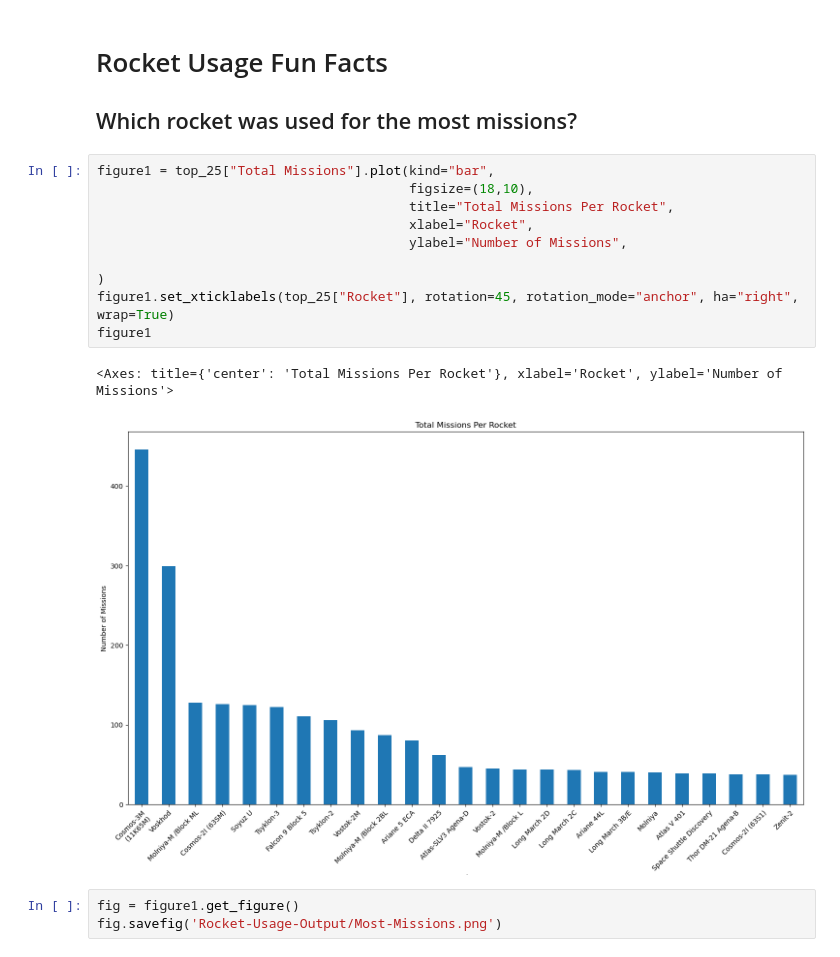
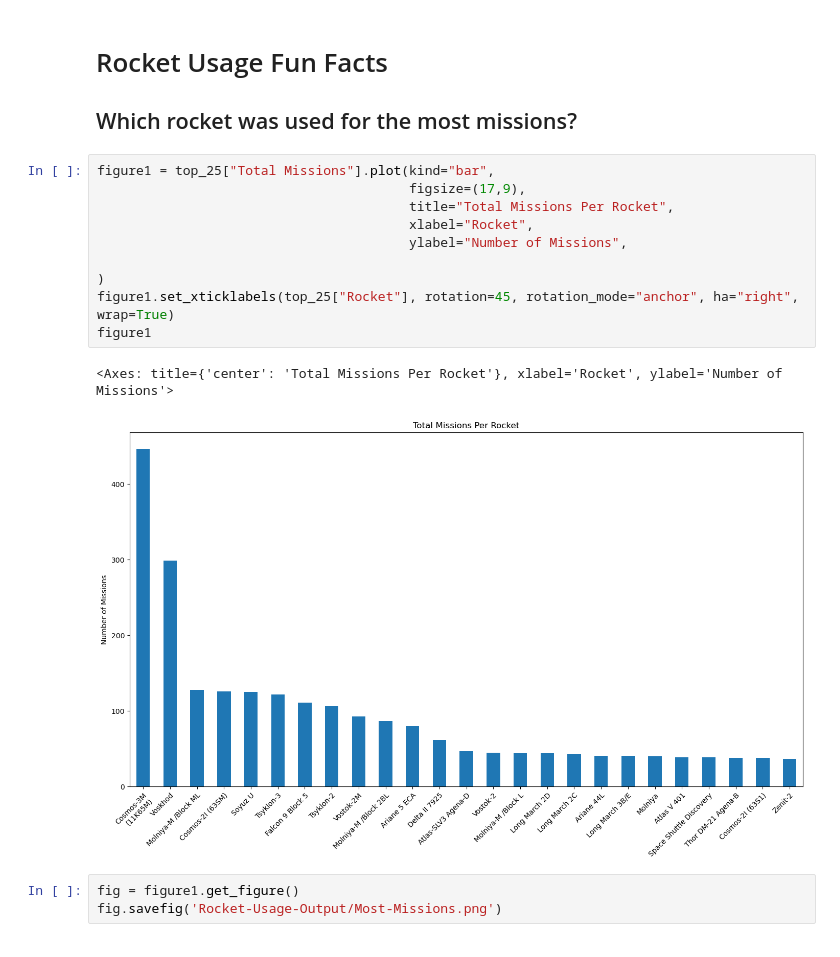
Before and after one commit to maparisio/Space_Mission_Project, a Jupyter notebook: rocket_usage_analysis.ipynb, the cells around one changed output. Drawn from its saved outputs; the diff is of its cells as text.

```diff
--- a/rocket_usage_analysis.ipynb
+++ b/rocket_usage_analysis.ipynb
@@ -397,17 +397,17 @@ rocket_usage_over_time_df["Launch Year"] = rocket_usage_over_time_df["Launch Yea
 ## Which rocket was used for the most missions?
 # %%
 figure1 = top_25["Total Missions"].plot(kind="bar",
-                                        figsize=(18,10),
+                                        figsize=(17,9),
                                         title="Total Missions Per Rocket",
                                         xlabel="Rocket",
                                         ylabel="Number of Missions",
 
 )
 figure1.set_xticklabels(top_25["Rocket"], rotation=45, rotation_mode="anchor", ha="right", wrap=True)
 figure1
 # %% [output]
 <Axes: title={'center': 'Total Missions Per Rocket'}, xlabel='Rocket', ylabel='Number of Missions'>
-[figure, old version]
+[figure, new version]
 # %%
 fig = figure1.get_figure()
 fig.savefig('Rocket-Usage-Output/Most-Missions.png')
```
Also changed, not shown: parts of 3 cells of this notebook, 4 other files.
